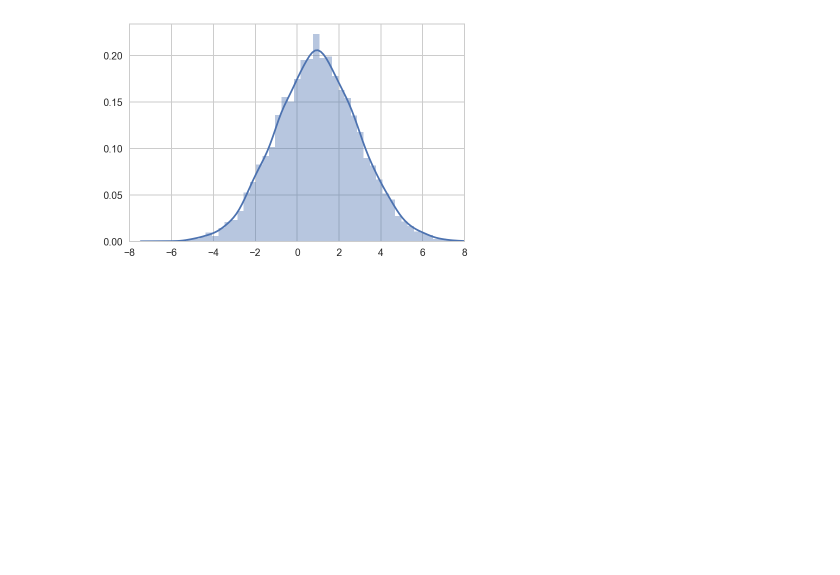
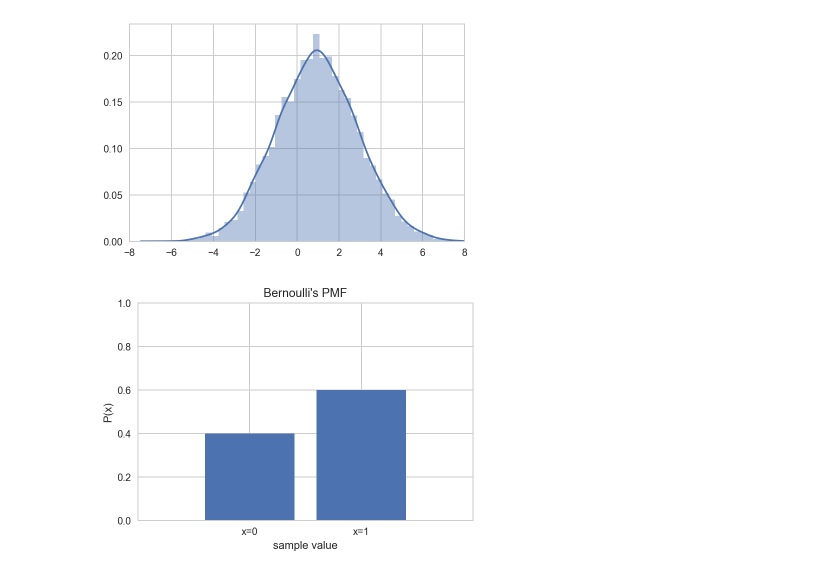
Before and after one commit to Jacob-Hong/TIL, a Jupyter notebook: Selfstudy/practice.ipynb, the cells around one changed output. Drawn from its saved outputs; the diff is of its cells as text; code cells hidden in the pictures; blank space fills up the shorter version.

```diff
--- a/Selfstudy/practice.ipynb
+++ b/Selfstudy/practice.ipynb
@@ -1539,3 +1539,18 @@ plt.xlim(-8,8)
 plt.show()
 # %% [output]
 [figure]
+# %%
+theta = 0.6
+rv = sp.stats.bernoulli(theta)
+# %%
+xx = [0,1]
+plt.bar(xx, rv.pmf(xx))
+plt.xlim(-1,2)
+plt.ylim(0,1)
+plt.xticks([0,1], ["x=0", "x=1"])
+plt.xlabel("sample value")
+plt.ylabel("P(x)")
+plt.title("Bernoulli's PMF")
+plt.show()
+# %% [output]
+[figure, added]
```
Also changed, not shown: parts of 26 cells of this notebook.
